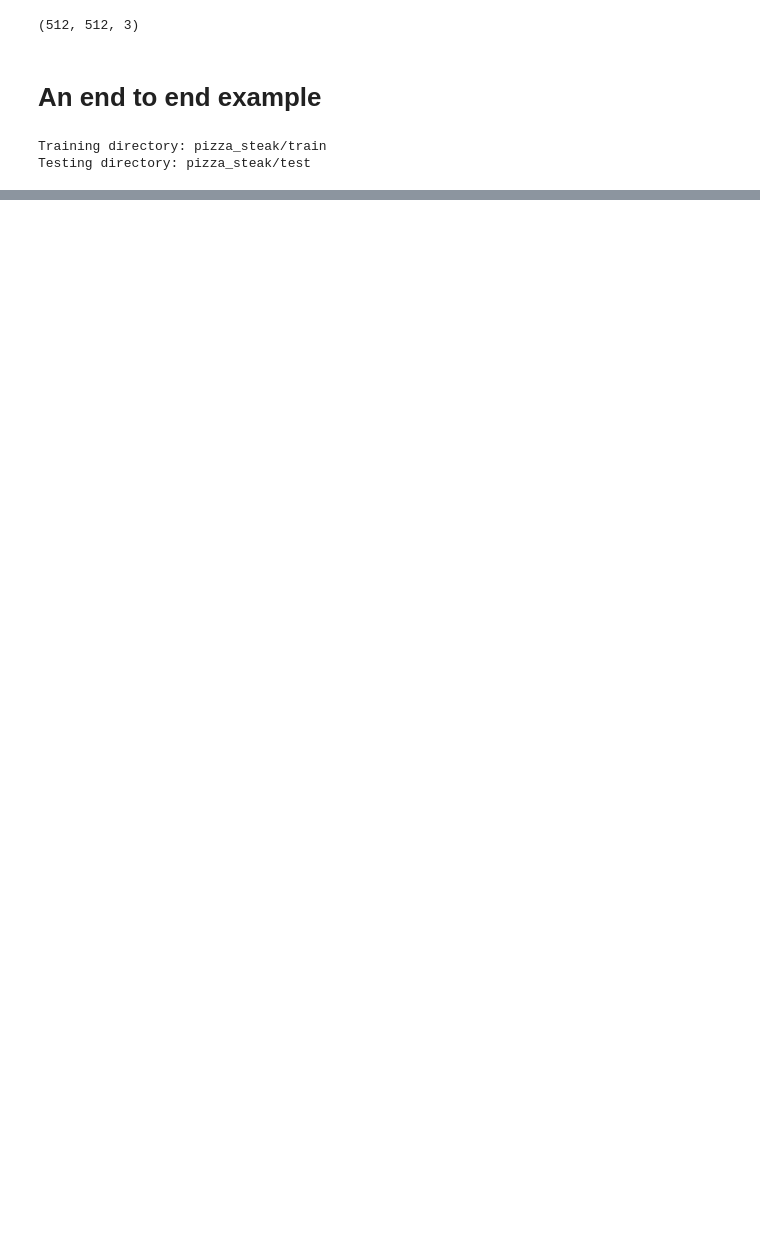
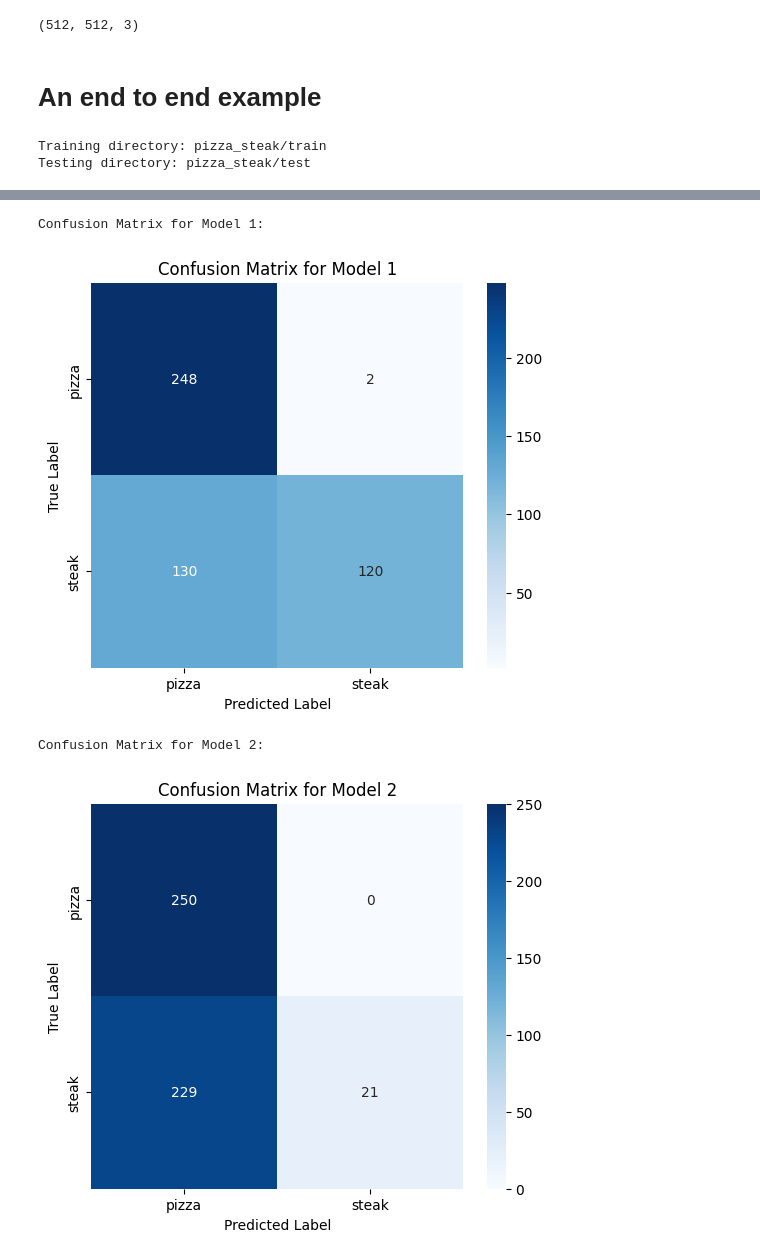
Before and after one commit to Eddythemachine/intro_to_cnn, a Jupyter notebook: intro_to_cnn.ipynb, the cells around one changed output, grey strips where cells are left out. Drawn from its saved outputs; the diff is of its cells as text; code cells hidden in the pictures; blank space fills up the shorter version.

```diff
--- a/intro_to_cnn.ipynb
+++ b/intro_to_cnn.ipynb
@@ -394,0 +524,22 @@ Let
+# %%
+from sklearn.metrics import confusion_matrix
+import numpy as np # Import numpy for rounding
+
+# Make predictions
+y_preds_1 = model_1.predict(test_data)
+y_preds_2 = model_2.predict(test_data)
+
+# Convert probabilities to binary class labels for y_preds_1
+y_pred_classes_1 = np.round(y_preds_1).flatten()
+
+# Get the true labels from the test_data generator
+y_true = test_data.classes
+
+# Create Confusion Matrix for model_1
+print("Confusion Matrix for Model 1:")
+print(confusion_matrix(y_true, y_pred_classes_1))
+
+
+y_pred_classes_2 = np.round(y_preds_2).flatten()
+print("\nConfusion Matrix for Model 2:")
+print(confusion_matrix(y_true, y_pred_classes_2))
@@ -394,0 +556,28 @@ Let
+# %%
+import matplotlib.pyplot as plt
+import seaborn as sns
+
+def plot_confusion_matrix(y_true, y_pred_classes, class_names, title="Confusion Matrix"):
+    cm = confusion_matrix(y_true, y_pred_classes)
+    plt.figure(figsize=(6, 5))
+    sns.heatmap(cm, annot=True, fmt='d', cmap='Blues', xticklabels=class_names, yticklabels=class_names)
+    plt.xlabel('Predicted Label')
+    plt.ylabel('True Label')
+    plt.title(title)
+    plt.show()
+
+# Assuming class_names is available from previous cells
+# If not, define it: class_names = ['pizza', 'steak']
+
+# Plot Confusion Matrix for Model 1
+print("Confusion Matrix for Model 1:")
+plot_confusion_matrix(y_true, y_pred_classes_1, class_names, title="Confusion Matrix for Model 1")
+
+# Plot Confusion Matrix for Model 2
+print("Confusion Matrix for Model 2:")
+plot_confusion_matrix(y_true, y_pred_classes_2, class_names, title="Confusion Matrix for Model 2")
+# %% [output]
+Confusion Matrix for Model 1:
+[figure, added]
+Confusion Matrix for Model 2:
+[figure, added]
```
Also changed, not shown: parts of 21 cells of this notebook.
